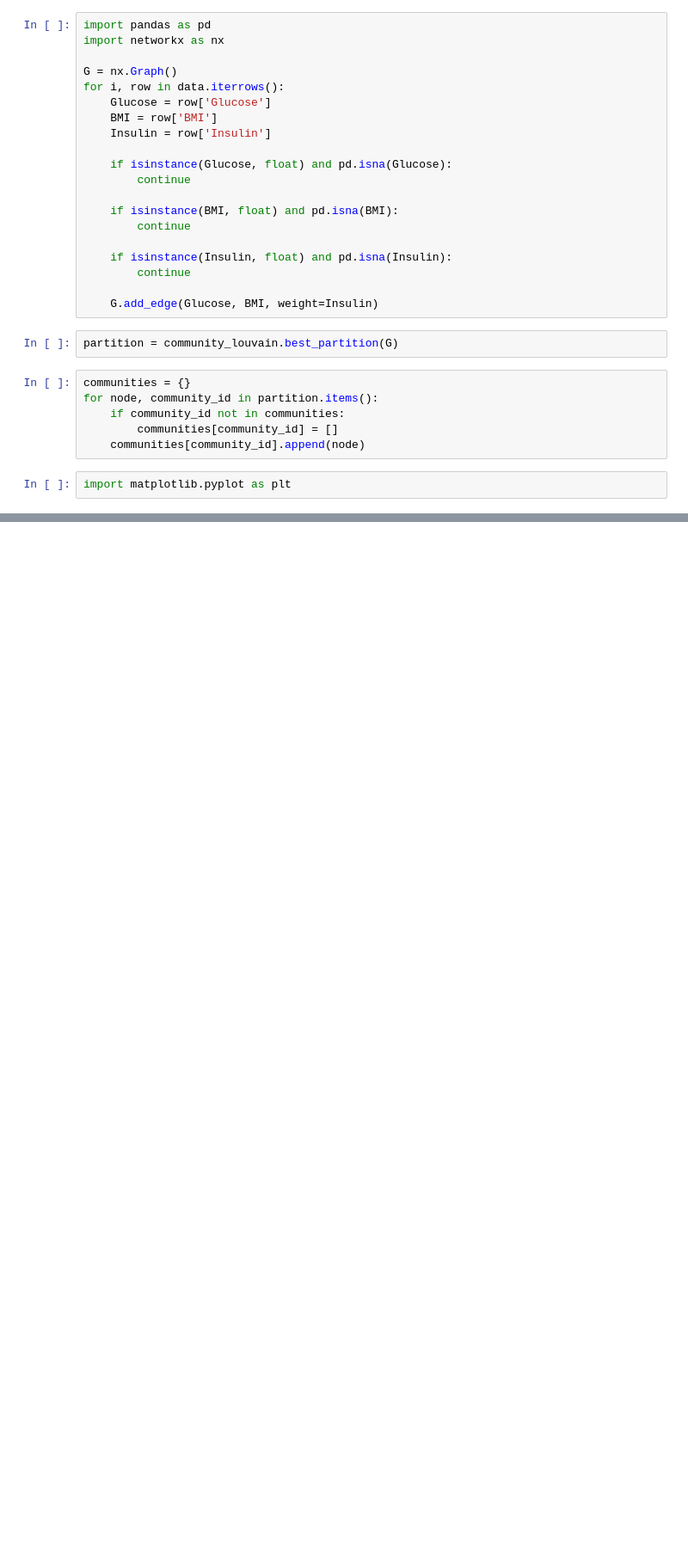
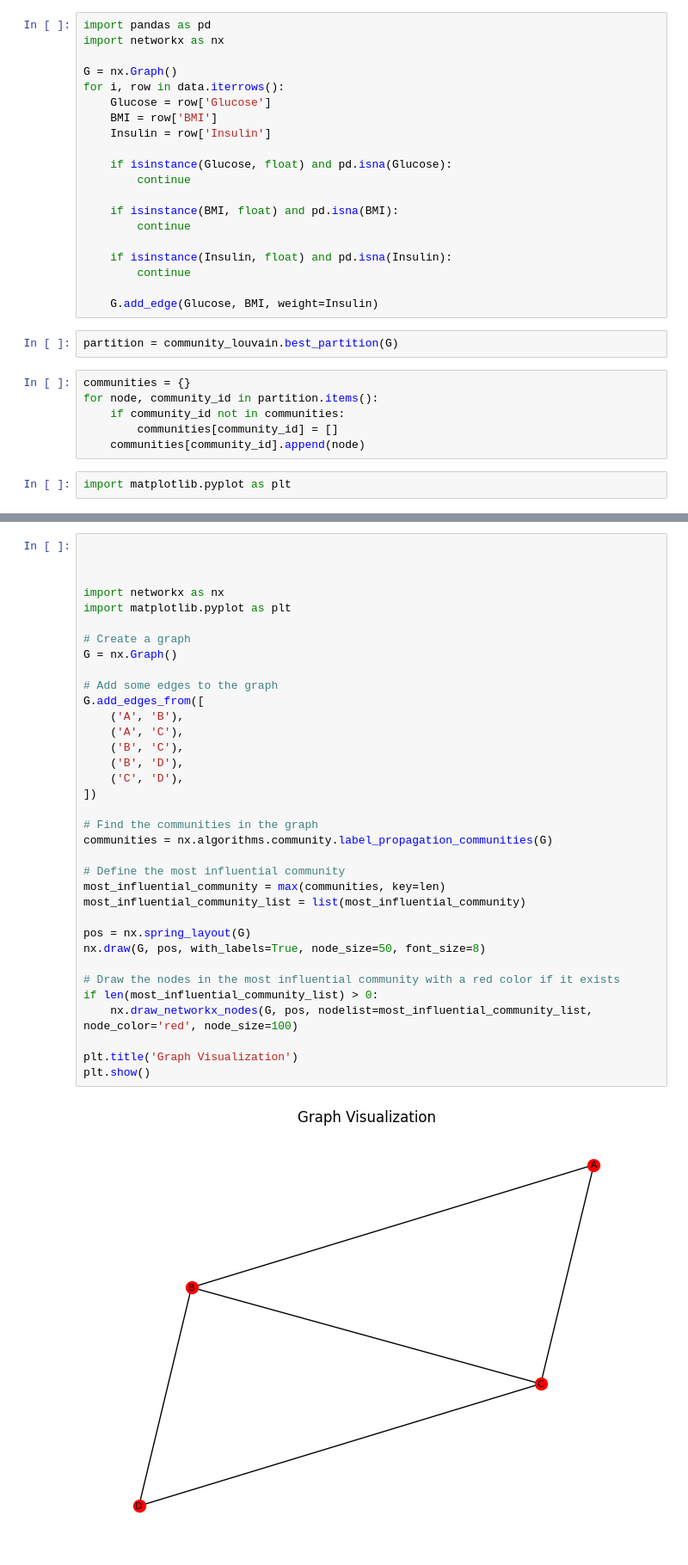
Before and after one commit to KarthikaSrnvs/Machine-Learning, a Jupyter notebook: samplecodeintern.ipynb, the cells around one changed output, grey strips where cells are left out. Shown at 86% size. Drawn from its saved outputs; the diff is of its cells as text; blank space fills up the shorter version.

```diff
--- a/samplecodeintern.ipynb
+++ b/samplecodeintern.ipynb
@@ -87,0 +97,37 @@ Community 28: [190.0]
+# %%
+
+
+
+import networkx as nx
+import matplotlib.pyplot as plt
+
+# Create a graph
+G = nx.Graph()
+
+# Add some edges to the graph
+G.add_edges_from([
+    ('A', 'B'),
+    ('A', 'C'),
+    ('B', 'C'),
+    ('B', 'D'),
+    ('C', 'D'),
+])
+
+# Find the communities in the graph
+communities = nx.algorithms.community.label_propagation_communities(G)
+
+# Define the most influential community
+most_influential_community = max(communities, key=len)
+most_influential_community_list = list(most_influential_community)
+
+pos = nx.spring_layout(G)
+nx.draw(G, pos, with_labels=True, node_size=50, font_size=8)
+
+# Draw the nodes in the most influential community with a red color if it exists
+if len(most_influential_community_list) > 0:
+    nx.draw_networkx_nodes(G, pos, nodelist=most_influential_community_list, node_color='red', node_size=100)
+
+plt.title('Graph Visualization')
+plt.show()
+# %% [output]
+[figure, added]
```
Also changed, not shown: parts of 1 cell of this notebook.
